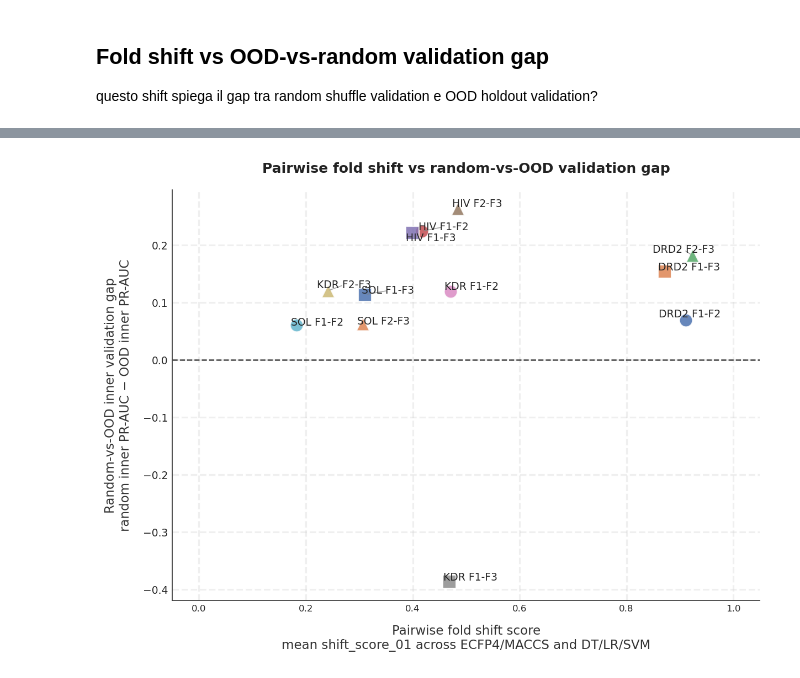
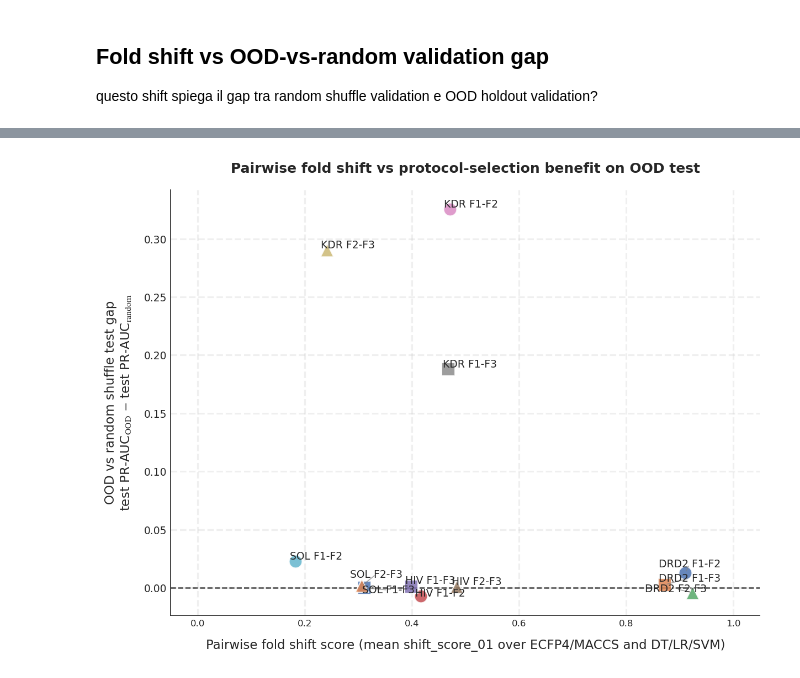
Before and after one commit to francescocapria/drug-discovery-lohi, a Jupyter notebook: notebooks/distribution_shift_analysis/classifier_shift_test_all_hi.ipynb, the cells around one changed output, grey strips where cells are left out. Drawn from its saved outputs; the diff is of its cells as text; code cells hidden in the pictures.

```diff
--- a/notebooks/distribution_shift_analysis/classifier_shift_test_all_hi.ipynb
+++ b/notebooks/distribution_shift_analysis/classifier_shift_test_all_hi.ipynb
@@ -1814,87 +1828,60 @@ FIG_ROOT = OUT_ROOT / "figures"
 FIG_ROOT.mkdir(parents=True, exist_ok=True)
 
 plt.rcParams.update({
-    'font.size': 10,
-    'axes.labelsize': 11,
-    'axes.titlesize': 12,
-    'figure.facecolor': 'white',
-    'axes.facecolor': 'white'
+    "font.size": 10,
+    "axes.labelsize": 11,
+    "axes.titlesize": 12,
+    "figure.facecolor": "white",
+    "axes.facecolor": "white",
 })
+
+# Choose which gap to plot. test_gap is the most interpretable: positive = OOD wins.
+GAP_COL = "test_gap"
+GAP_LABEL = (
+    "OOD vs random shuffle test gap\n"
+    r"test PR-AUC$_{\mathrm{OOD}}$ $-$ test PR-AUC$_{\mathrm{random}}$"
+)
 
 fig, ax = plt.subplots(figsize=(8, 6), constrained_layout=True)
 
-markers = {
-    "F1_vs_F2": "o",
-    "F1_vs_F3": "s",
-    "F2_vs_F3": "^",
-}
-
+markers = {"F1_vs_F2": "o", "F1_vs_F3": "s", "F2_vs_F3": "^"}
 texts = []
 
 for _, row in df_shift_gap.iterrows():
     ax.scatter(
-        row["shift_score_01"],
-        row["ood_vs_random_gap"],
-        s=130,
-        marker=markers.get(row["pair"], "o"),
-        alpha=0.85,
-        edgecolors="white",
-        linewidth=1,
-        zorder=3
+        row["shift_score_01"], row[GAP_COL],
+        s=130, marker=markers.get(row["pair"], "o"),
+        alpha=0.85, edgecolors="white", linewidth=1, zorder=3,
     )
-
-    txt = ax.text(
-        row["shift_score_01"],
-        row["ood_vs_random_gap"],
+    texts.append(ax.text(
+        row["shift_score_01"], row[GAP_COL],
         f"{row['dataset'].upper()} {row['pair'].replace('_vs_', '-')}",
-        fontsize=9,
-        zorder=4
-    )
-    texts.append(txt)
+        fontsize=9, zorder=4,
+    ))
 
 adjust_text(
-    texts,
-    ax=ax,
-    expand_points=(1.5, 1.5),
-    arrowprops=dict(arrowstyle="-", color="gray", lw=0.8, alpha=0.7)
+    texts, ax=ax, expand_points=(1.5, 1.5),
+    arrowprops=dict(arrowstyle="-", color="gray", lw=0.8, alpha=0.7),
 )
 
 ax.axhline(0.0, color="black", linestyle="--", linewidth=1.2, alpha=0.7, zorder=2)
-
 ax.grid(True, linestyle="--", alpha=0.3, zorder=0)
-
 ax.spines["top"].set_visible(False)
 ax.spines["right"].set_visible(False)
-ax.spines["bottom"].set_color("#333333")
-ax.spines["left"].set_color("#333333")
 
 ax.set_xlabel(
-    "Pairwise fold shift score\n"
-    "mean shift_score_01 across ECFP4/MACCS and DT/LR/SVM",
+    "Pairwise fold shift score (mean shift_score_01 over ECFP4/MACCS and DT/LR/SVM)",
     labelpad=10,
-    color="#333333"
 )
-ax.set_ylabel(
-    "Random-vs-OOD inner validation gap\n"
-    "random inner PR-AUC − OOD inner PR-AUC",
-    labelpad=10,
-    color="#333333"
+ax.set_ylabel(GAP_LABEL, labelpad=10)
+ax.set_title(
+    "Pairwise fold shift vs protocol-selection benefit on OOD test",
+    pad=15, fontweight="bold",
 )
-ax.set_title(
-    "Pairwise fold shift vs random-vs-OOD validation gap",
-    pad=15,
-    fontweight="bold",
-    color="#222222"
-)
-
 ax.set_xlim(-0.05, 1.05)
 
-fig.savefig(
-    FIG_ROOT / "global_pairwise_shift_vs_ood_random_gap.png",
-    dpi=300,
-    bbox_inches="tight",
-)
-
+fig.savefig(FIG_ROOT / "pairwise_shift_vs_test_gap.png", dpi=300, bbox_inches="tight")
+fig.savefig(FIG_ROOT / "pairwise_shift_vs_test_gap.pdf", bbox_inches="tight")
 plt.show()
 # %% [output]
-[figure, old version]
+[figure, new version]
```
Also changed, not shown: parts of 7 cells of this notebook, 10 other files.
